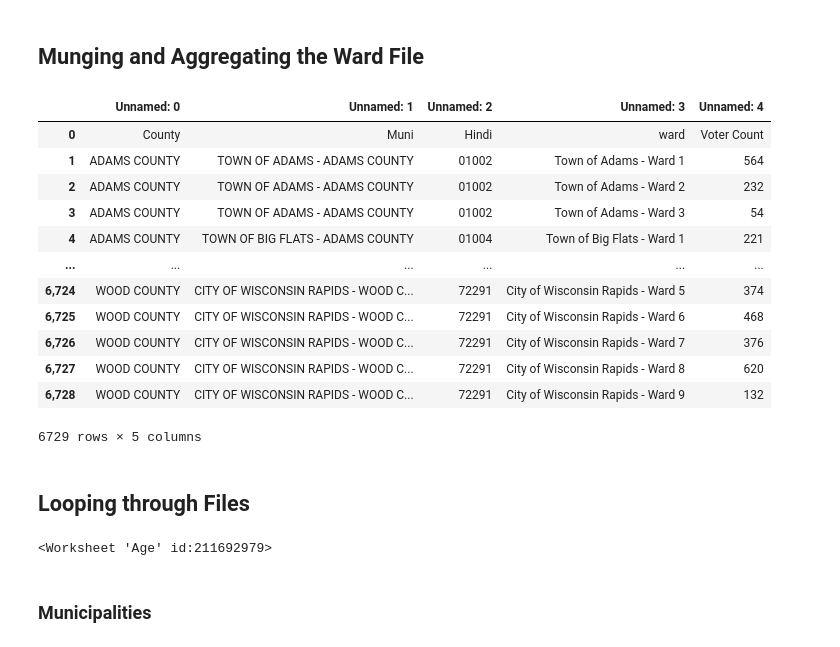
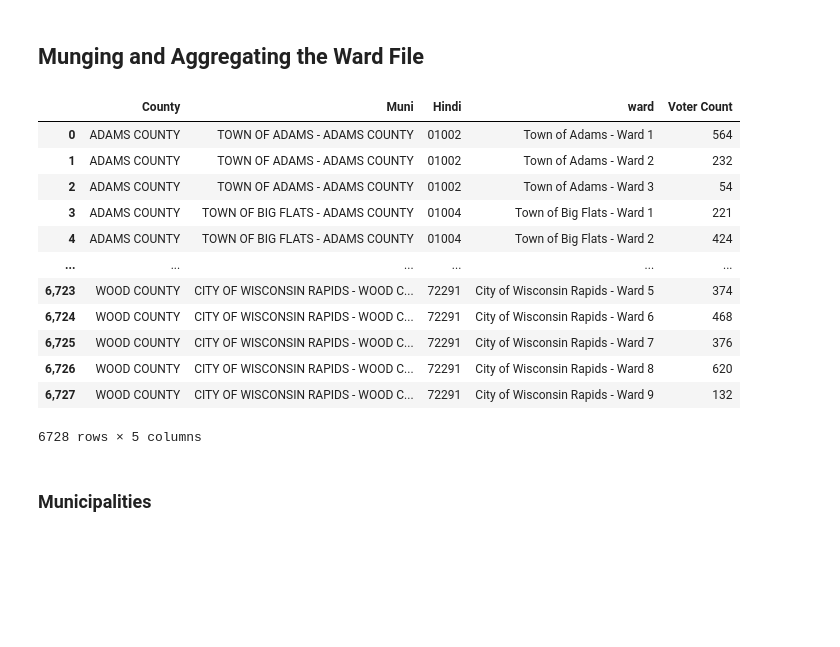
Before and after one commit to skim3ww/2021_wec_avev_tracker, a Jupyter notebook: vr_scrapper.ipynb, the cells around one changed output. Saved outputs shown, nothing was run; the diff lists cells and outputs as text; code cells hidden in the pictures; blank space fills up the shorter version.

Commit message:
Munged and agg'd ward file Gonna scrape for absentee ballot data

```diff
--- a/vr_scrapper.ipynb
+++ b/vr_scrapper.ipynb
@@ -132,21 +132,19 @@ cty.dropna(axis='rows', how='all', inplace=True)
 # %% [markdown]
 ## Munging and Aggregating the Ward File
 # %%
-muni = pd.read_excel('scrapped_files/muni_{}.xlsx'.format(date))
+muni = pd.read_excel('scrapped_files/muni_{}.xlsx'.format(date), header=1, dtype={'Hindi':str})
 muni
 # %% [output]
-|  | Unnamed: 0 | Unnamed: 1 | Unnamed: 2 | Unnamed: 3 | Unnamed: 4 |
-| 0 | County | Muni | Hindi | ward | Voter Count |
-| 1 | ADAMS COUNTY | TOWN OF ADAMS - ADAMS COUNTY | 01002 | Town of Adams - Ward 1 | 564 |
-| 2 | ADAMS COUNTY | TOWN OF ADAMS - ADAMS COUNTY | 01002 | Town of Adams - Ward 2 | 232 |
-| 3 | ADAMS COUNTY | TOWN OF ADAMS - ADAMS COUNTY | 01002 | Town of Adams - Ward 3 | 54 |
-| 4 | ADAMS COUNTY | TOWN OF BIG FLATS - ADAMS COUNTY | 01004 | Town of Big Flats - Ward 1 | 221 |
+|  | County | Muni | Hindi | ward | Voter Count |
+| 0 | ADAMS COUNTY | TOWN OF ADAMS - ADAMS COUNTY | 01002 | Town of Adams - Ward 1 | 564 |
+| 1 | ADAMS COUNTY | TOWN OF ADAMS - ADAMS COUNTY | 01002 | Town of Adams - Ward 2 | 232 |
+| 2 | ADAMS COUNTY | TOWN OF ADAMS - ADAMS COUNTY | 01002 | Town of Adams - Ward 3 | 54 |
+| 3 | ADAMS COUNTY | TOWN OF BIG FLATS - ADAMS COUNTY | 01004 | Town of Big Flats - Ward 1 | 221 |
+| 4 | ADAMS COUNTY | TOWN OF BIG FLATS - ADAMS COUNTY | 01004 | Town of Big Flats - Ward 2 | 424 |
 | ... | ... | ... | ... | ... | ... |
-| 6,724 | WOOD COUNTY | CITY OF WISCONSIN RAPIDS - WOOD C... | 72291 | City of Wisconsin Rapids - Ward 5 | 374 |
-| 6,725 | WOOD COUNTY | CITY OF WISCONSIN RAPIDS - WOOD C... | 72291 | City of Wisconsin Rapids - Ward 6 | 468 |
-| 6,726 | WOOD COUNTY | CITY OF WISCONSIN RAPIDS - WOOD C... | 72291 | City of Wisconsin Rapids - Ward 7 | 376 |
-| 6,727 | WOOD COUNTY | CITY OF WISCONSIN RAPIDS - WOOD C... | 72291 | City of Wisconsin Rapids - Ward 8 | 620 |
-| 6,728 | WOOD COUNTY | CITY OF WISCONSIN RAPIDS - WOOD C... | 72291 | City of Wisconsin Rapids - Ward 9 | 132 |
+| 6,723 | WOOD COUNTY | CITY OF WISCONSIN RAPIDS - WOOD C... | 72291 | City of Wisconsin Rapids - Ward 5 | 374 |
+| 6,724 | WOOD COUNTY | CITY OF WISCONSIN RAPIDS - WOOD C... | 72291 | City of Wisconsin Rapids - Ward 6 | 468 |
+| 6,725 | WOOD COUNTY | CITY OF WISCONSIN RAPIDS - WOOD C... | 72291 | City of Wisconsin Rapids - Ward 7 | 376 |
+| 6,726 | WOOD COUNTY | CITY OF WISCONSIN RAPIDS - WOOD C... | 72291 | City of Wisconsin Rapids - Ward 8 | 620 |
+| 6,727 | WOOD COUNTY | CITY OF WISCONSIN RAPIDS - WOOD C... | 72291 | City of Wisconsin Rapids - Ward 9 | 132 |
-6729 rows × 5 columns
+6728 rows × 5 columns
-# %% [markdown]
-## Looping through Files
@@ -253,8 +150,0 @@ age.to_csv('upload2gsheet\\vr_age.csv')
-# %%
-d2g.upload(cty, spreadsheet_key, 'County', credentials=credentials, row_names=True)
-d2g.upload(cd, spreadsheet_key, 'CD', credentials=credentials, row_names=True)
-d2g.upload(sd, spreadsheet_key, 'SD', credentials=credentials, row_names=True)
-d2g.upload(ad, spreadsheet_key, 'AD', credentials=credentials, row_names=True)
-d2g.upload(age, spreadsheet_key, 'Age', credentials=credentials, row_names=True)
-# %% [output]
-<Worksheet 'Age' id:211692979>
```
Also changed, not shown: parts of 6 cells of this notebook.
